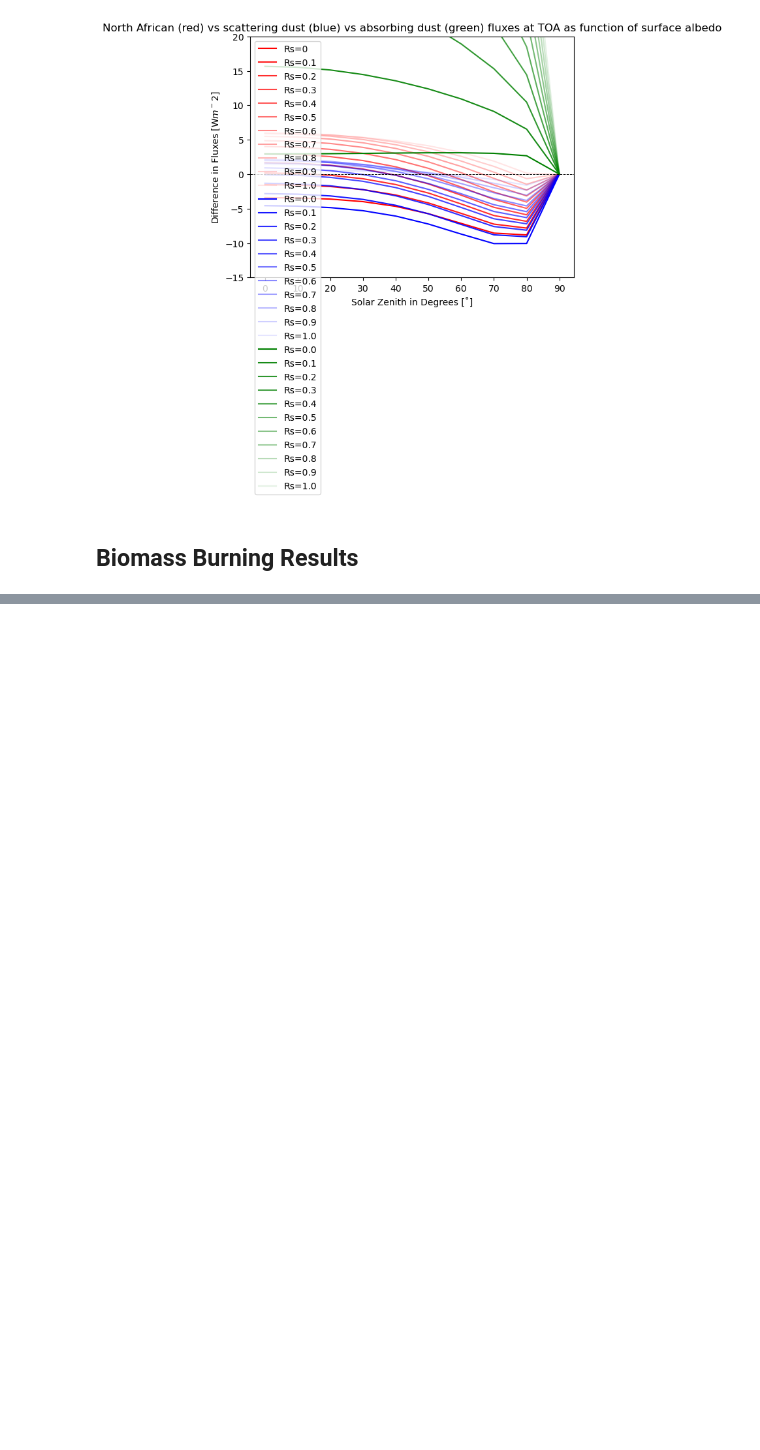
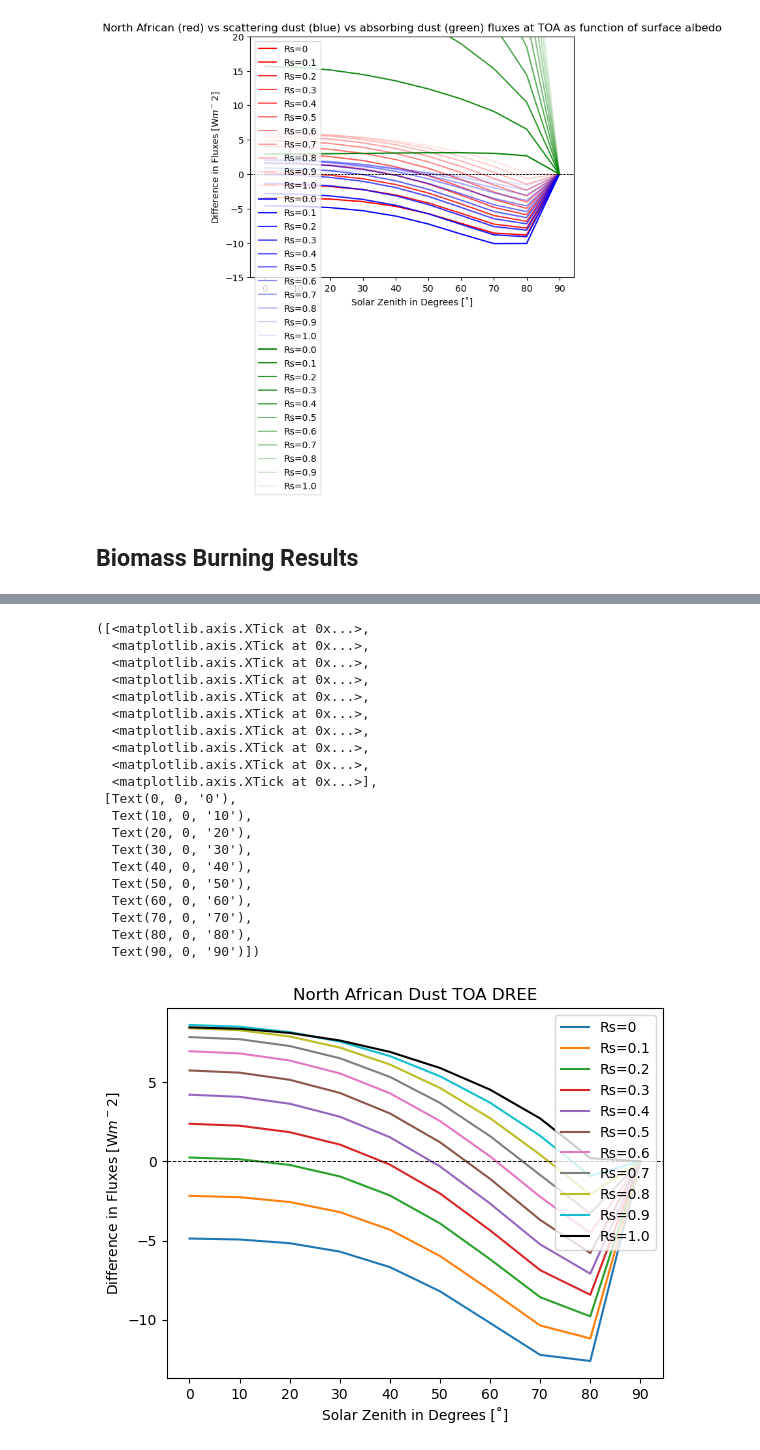
Before and after one commit to oliviasalaben/rrtm, a Jupyter notebook: RRTM_SW/RRTM_SW_Aerosol/plot_sza_albedo.ipynb, the cells around one changed output, grey strips where cells are left out. Saved outputs shown, nothing was run; the diff lists cells and outputs as text; code cells hidden in the pictures; blank space fills up the shorter version.

```diff
--- a/RRTM_SW/RRTM_SW_Aerosol/plot_sza_albedo.ipynb
+++ b/RRTM_SW/RRTM_SW_Aerosol/plot_sza_albedo.ipynb
@@ -453,0 +455,42 @@ plt.xticks([0, 10 ,20, 30, 40 ,50, 60, 70, 80, 90], ['0', '10', '20', '30', '40'
+# %%
+bb_aod = np.double(0.70)
+plt.plot(no_quotes_sza[0:10],no_quotes_fluxes[0:10]/bb_aod,label='Rs=0')
+plt.plot(no_quotes_sza[10:20],no_quotes_fluxes[10:20]/bb_aod,label='Rs=0.1')
+plt.plot(no_quotes_sza[20:30],no_quotes_fluxes[20:30]/bb_aod,label='Rs=0.2')
+plt.plot(no_quotes_sza[30:40],no_quotes_fluxes[30:40]/bb_aod,label='Rs=0.3')
+plt.plot(no_quotes_sza[40:50],no_quotes_fluxes[40:50]/bb_aod,label='Rs=0.4')
+plt.plot(no_quotes_sza[50:60],no_quotes_fluxes[50:60]/bb_aod,label='Rs=0.5')
+plt.plot(no_quotes_sza[60:70],no_quotes_fluxes[60:70]/bb_aod,label='Rs=0.6')
+plt.plot(no_quotes_sza[70:80],no_quotes_fluxes[70:80]/bb_aod,label='Rs=0.7')
+plt.plot(no_quotes_sza[80:90],no_quotes_fluxes[80:90]/bb_aod,label='Rs=0.8')
+plt.plot(no_quotes_sza[90:100],no_quotes_fluxes[90:100]/bb_aod,label='Rs=0.9')
+plt.plot(no_quotes_sza[100:],no_quotes_fluxes[100:]/bb_aod,label='Rs=1.0',color='k')
+# Add horizontal line at zero
+plt.axhline(0, color='k', linestyle='--', linewidth=0.7)
+plt.legend(loc='upper right')
+plt.title('North African Dust TOA DREE')
+plt.xlabel('Solar Zenith in Degrees [˚]')
+plt.ylabel('Difference in Fluxes [W$m^-2$]')
+plt.xticks([0, 10 ,20, 30, 40 ,50, 60, 70, 80, 90], ['0', '10', '20', '30', '40','50','60','70','80','90'])  # Adjust these values according to your data
+# %% [output]
+([<matplotlib.axis.XTick at 0x...>,
+  <matplotlib.axis.XTick at 0x...>,
+  <matplotlib.axis.XTick at 0x...>,
+  <matplotlib.axis.XTick at 0x...>,
+  <matplotlib.axis.XTick at 0x...>,
+  <matplotlib.axis.XTick at 0x...>,
+  <matplotlib.axis.XTick at 0x...>,
+  <matplotlib.axis.XTick at 0x...>,
+  <matplotlib.axis.XTick at 0x...>,
+  <matplotlib.axis.XTick at 0x...>],
+ [Text(0, 0, '0'),
+  Text(10, 0, '10'),
+  Text(20, 0, '20'),
+  Text(30, 0, '30'),
+  Text(40, 0, '40'),
+  Text(50, 0, '50'),
+  Text(60, 0, '60'),
+  Text(70, 0, '70'),
+  Text(80, 0, '80'),
+  Text(90, 0, '90')])
+[figure, added]
```
Also changed, not shown: parts of 16 cells of this notebook, 2 other files.
